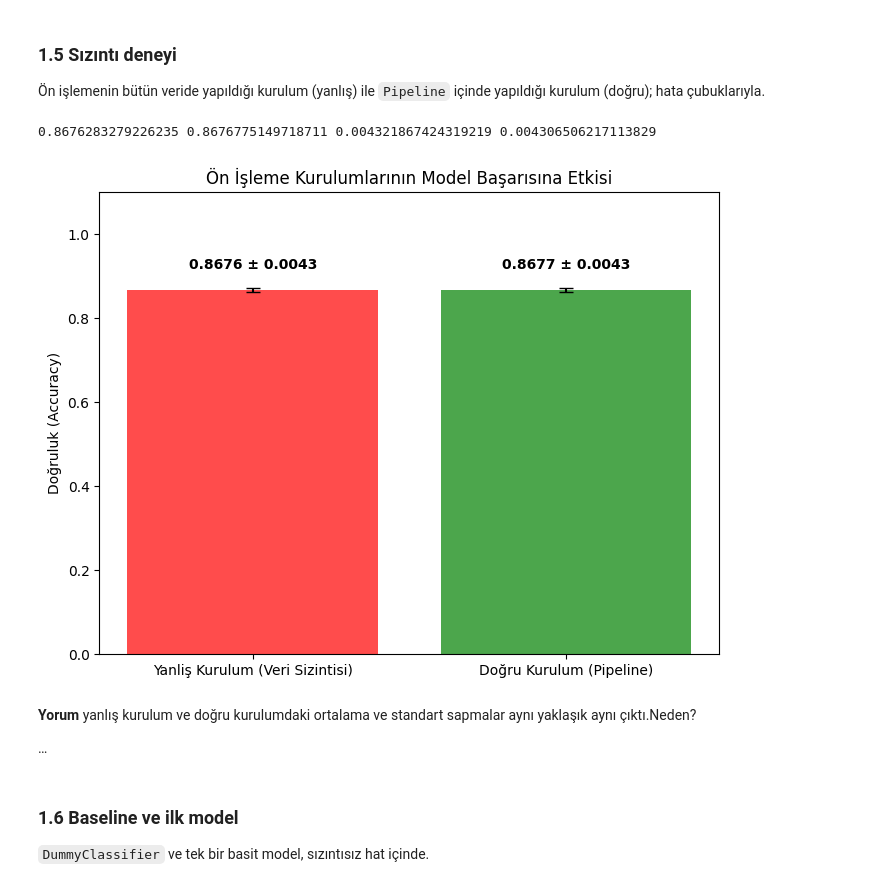
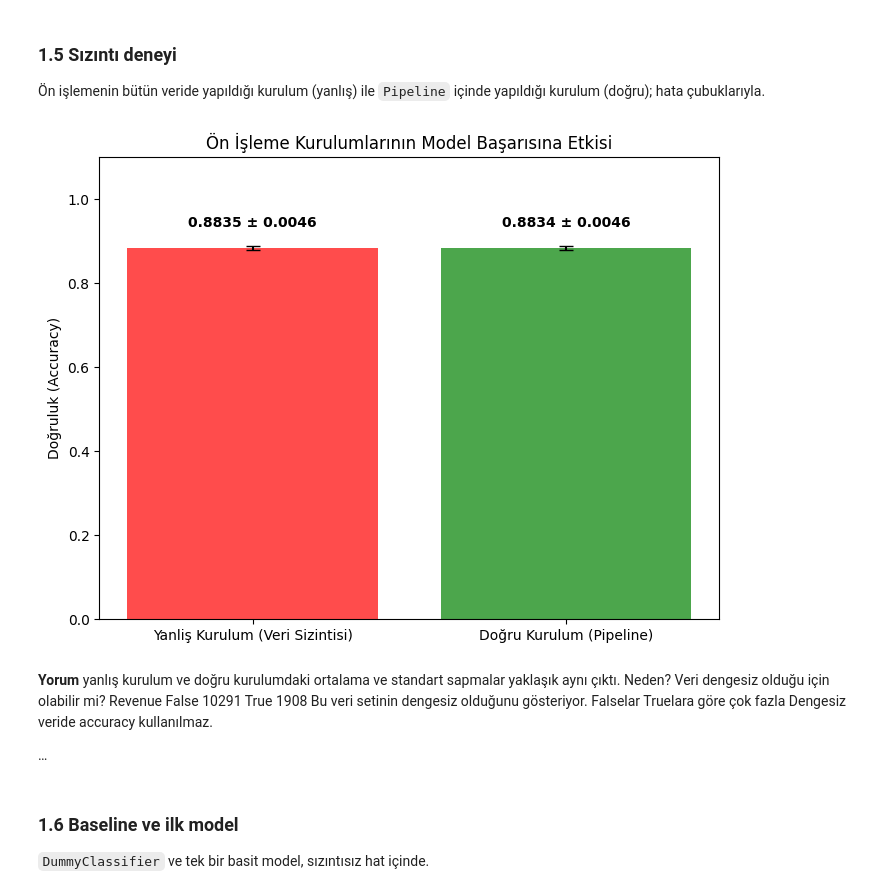
Before and after one commit to belginbyavuz/BIL545_Proje1_V1, a Jupyter notebook: BIL545_Proje1_V1.ipynb, the cells around one changed output. Drawn from its saved outputs; the diff is of its cells as text; code cells hidden in the pictures.

```diff
--- a/BIL545_Proje1_V1.ipynb
+++ b/BIL545_Proje1_V1.ipynb
@@ -381,6 +391,10 @@ from sklearn.compose import ColumnTransformer
 from sklearn.linear_model import LogisticRegression
 from sklearn.pipeline import Pipeline
 import matplotlib.pyplot as plt
+
+
+file_path = "/content/drive/MyDrive/Colab Notebooks/online_shoppers_intention.csv"
+df = pd.read_csv(file_path, encoding="latin1", sep=None, engine="python")
 
 # Tekrar eden satırları kaldır
 df.drop_duplicates(inplace=True)
@@ -421,38 +435,42 @@ scores_wrong = cross_val_score(model_wrong, X_processed_all, y, cv=cv, scoring='
 
 # Doğru Kurulum (Ön işleme pipeline içinde yapılıyor)
 pipeline = Pipeline([
     ('preprocessor', preprocessor),
     ('classifier', LogisticRegression(max_iter=1000))
 ])
 scores_right = cross_val_score(pipeline, X, y, cv=cv, scoring='accuracy')
 
 
 #ortalama, standart sapmayı hesaplayalım
 mean_wrong, std_wrong = np.mean(scores_wrong), np.std(scores_wrong)
 mean_right, std_right = np.mean(scores_right), np.std(scores_right)
 
-print(mean_wrong,mean_right, std_wrong, std_right)
+#print(mean_wrong,mean_right, std_wrong, std_right)
 
 # Grafik üzerinde hata çubuklarıyla gösterilmesi
 labels = ['Yanliş Kurulum (Veri Sizintisi)', 'Doğru Kurulum (Pipeline)']
 means = [mean_wrong, mean_right]
 stds = [std_wrong, std_right]
 
 plt.figure(figsize=(8, 6))
 plt.bar(labels, means, yerr=stds, capsize=5, color=['red', 'green'], alpha=0.7)
 plt.ylabel('Doğruluk (Accuracy)')
 plt.title('Ön İşleme Kurulumlarının Model Başarısına Etkisi')
 plt.ylim(0, 1.1)
 
 for i, v in enumerate(means):
     plt.text(i, v + 0.05, f"{v:.4f} ± {stds[i]:.4f}", ha='center', fontweight='bold')
 
 plt.show()
 # %% [output]
-0.8676283279226235 0.8676775149718711 0.004321867424319219 0.004306506217113829
-[figure, old version]
+[figure, new version]
 # %% [markdown]
-**Yorum**  yanlış kurulum ve doğru kurulumdaki ortalama ve standart sapmalar aynı yaklaşık aynı çıktı.Neden?
+**Yorum**  yanlış kurulum ve doğru kurulumdaki ortalama ve standart sapmalar yaklaşık aynı çıktı. Neden? Veri dengesiz olduğu için olabilir mi?
+Revenue
+False    10291
+True      1908
+Bu veri setinin dengesiz olduğunu gösteriyor. Falselar Truelara göre çok fazla
+Dengesiz veride accuracy kullanılmaz.
 
 …
 # %% [markdown]
```
Also changed, not shown: parts of 8 cells of this notebook.
